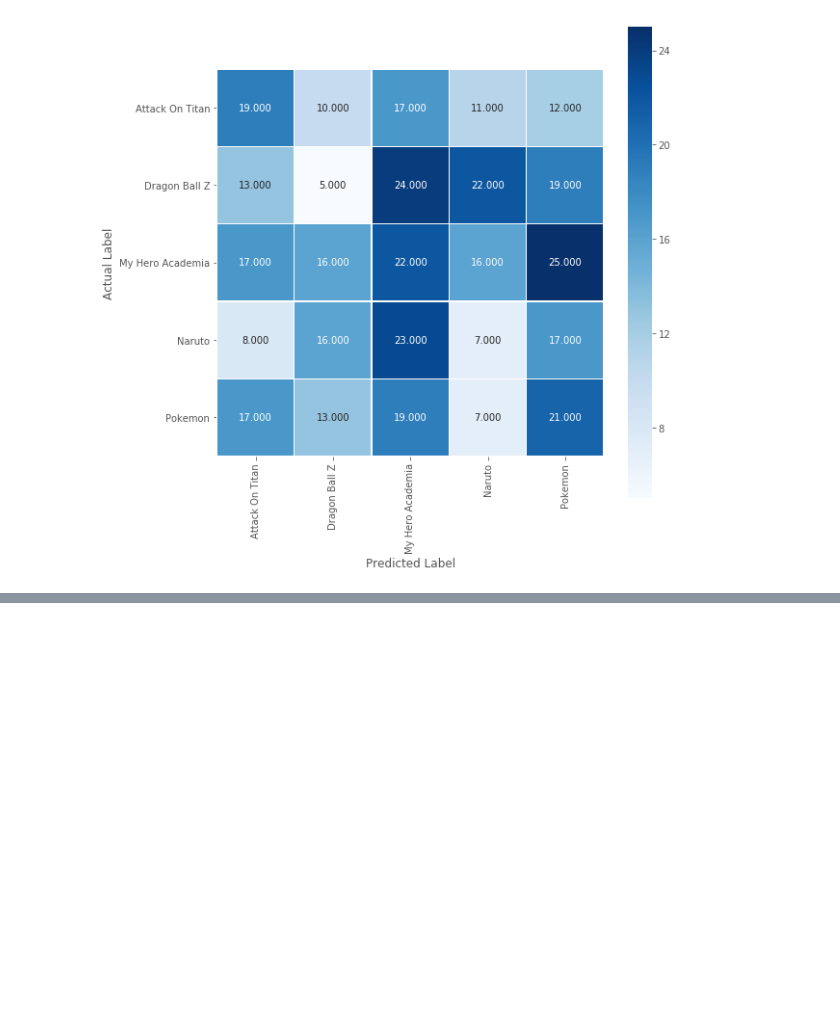
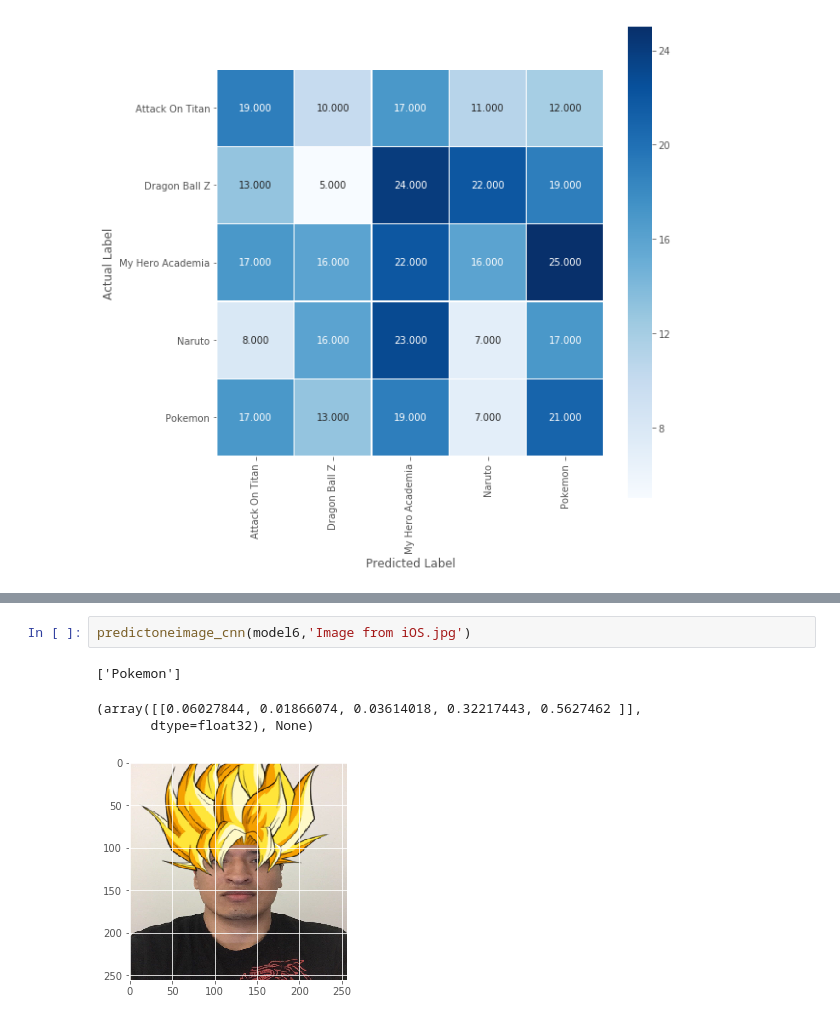
Before and after one commit to Ran-Tokman/Mod-4-Project-CNN, a Jupyter notebook: Mod 4 Project- Convolutional Neural Network.ipynb, the cells around one changed output, grey strips where cells are left out. Saved outputs shown, nothing was run; the diff lists cells and outputs as text; blank space fills up the shorter version.

```diff
--- a/Mod 4 Project- Convolutional Neural Network.ipynb
+++ b/Mod 4 Project- Convolutional Neural Network.ipynb
@@ -1400,0 +1409,7 @@ Text(0.5,103.74,'Predicted Label')
+# %%
+predictoneimage_cnn(model6,'Image from iOS.jpg')
+# %% [output]
+['Pokemon']
+(array([[0.06027844, 0.01866074, 0.03614018, 0.32217443, 0.5627462 ]],
+       dtype=float32), None)
+[figure, added]
```
Also changed, not shown: parts of 12 cells of this notebook, 4 other files.
